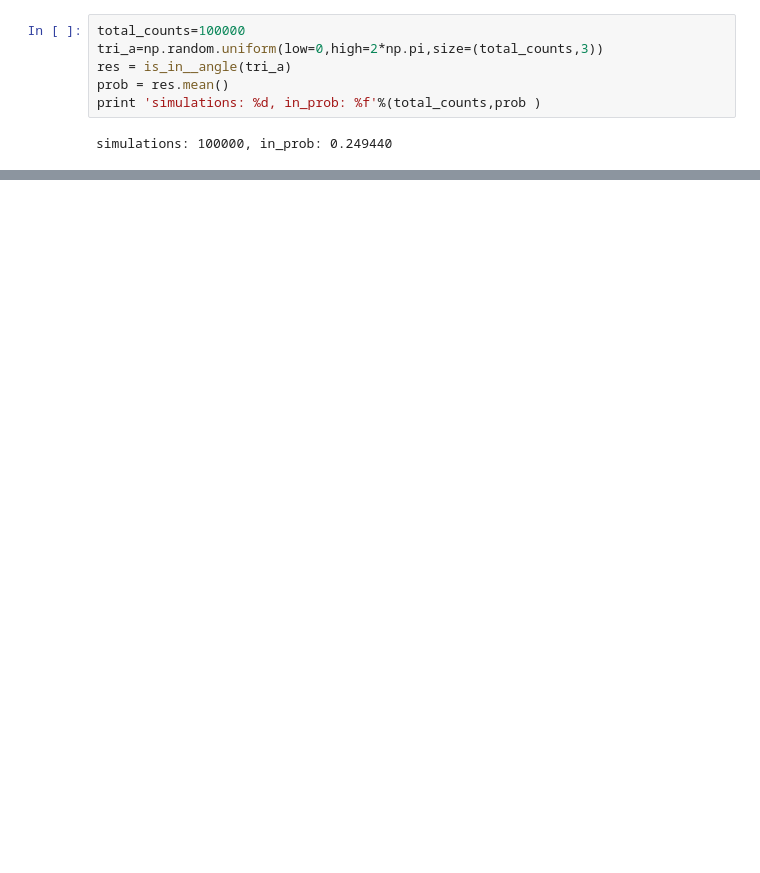
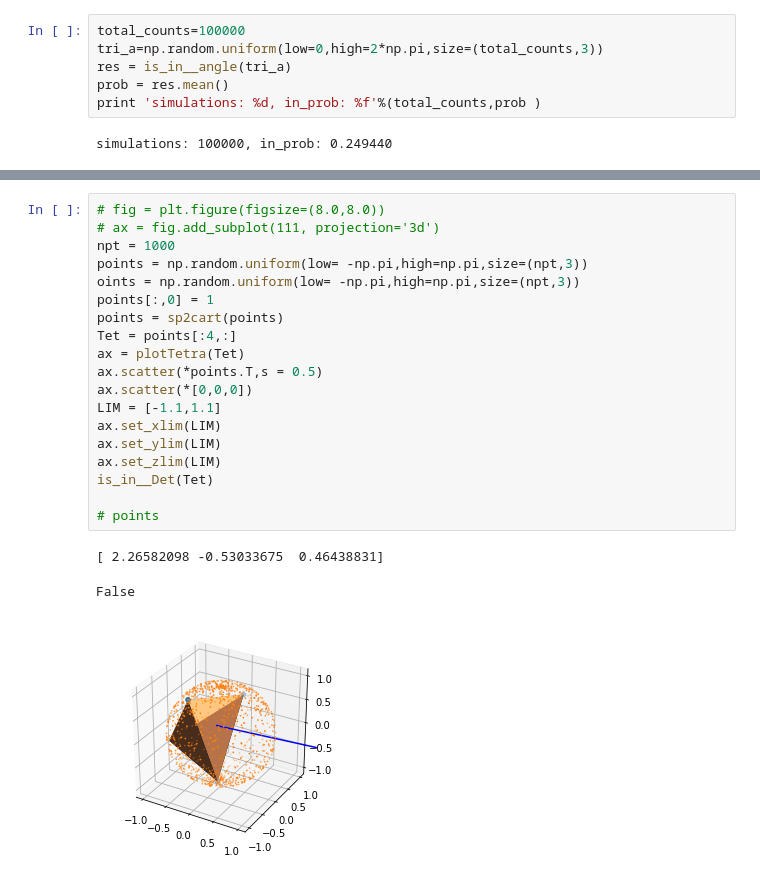
Before and after one commit to MathAndAlgo/DiscussionBoard, a Jupyter notebook: [概率论]以在球面上任意四点为顶点的四面体将球心包含在内的概率.ipynb, the cells around one changed output, grey strips where cells are left out. Drawn from its saved outputs; the diff is of its cells as text; blank space fills up the shorter version.

```diff
--- a/[概率论]以在球面上任意四点为顶点的四面体将球心包含在内的概率.ipynb
+++ b/[概率论]以在球面上任意四点为顶点的四面体将球心包含在内的概率.ipynb
@@ -72,0 +180,23 @@ simulations: 100000, in_prob: 0.249440
+# %%
+# fig = plt.figure(figsize=(8.0,8.0))
+# ax = fig.add_subplot(111, projection='3d')
+npt = 1000
+points = np.random.uniform(low= -np.pi,high=np.pi,size=(npt,3))
+oints = np.random.uniform(low= -np.pi,high=np.pi,size=(npt,3))
+points[:,0] = 1
+points = sp2cart(points)
+Tet = points[:4,:]
+ax = plotTetra(Tet)
+ax.scatter(*points.T,s = 0.5)
+ax.scatter(*[0,0,0])
+LIM = [-1.1,1.1]
+ax.set_xlim(LIM)
+ax.set_ylim(LIM)
+ax.set_zlim(LIM)
+is_in__Det(Tet)
+
+# points
+# %% [output]
+[ 2.26582098 -0.53033675  0.46438831]
+False
+[figure, added]
```
Also changed, not shown: parts of 11 cells of this notebook.
